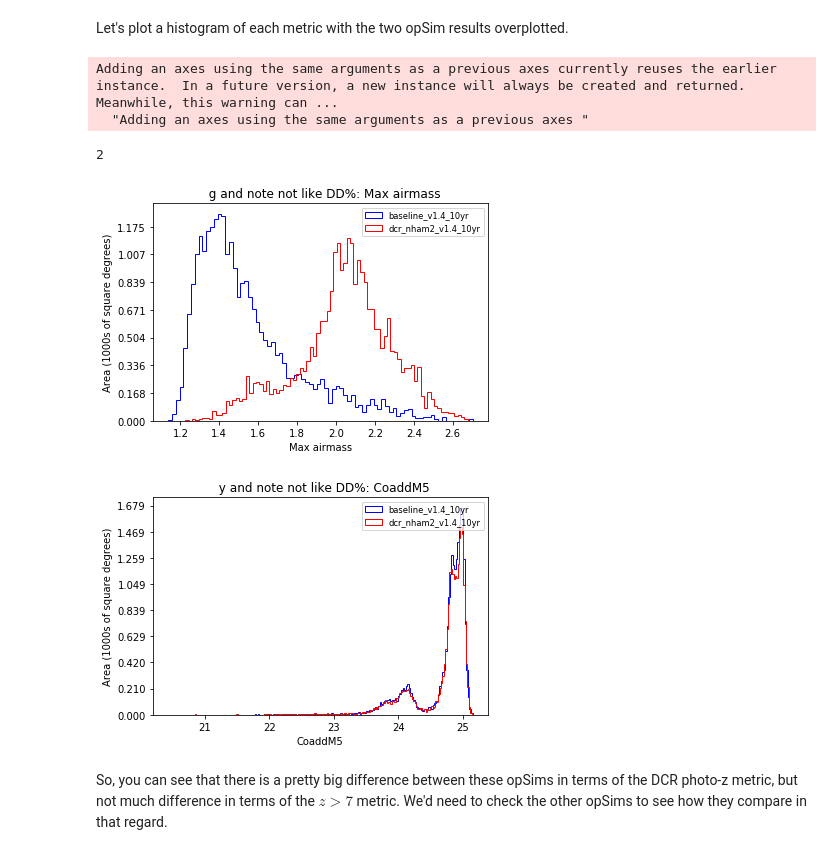
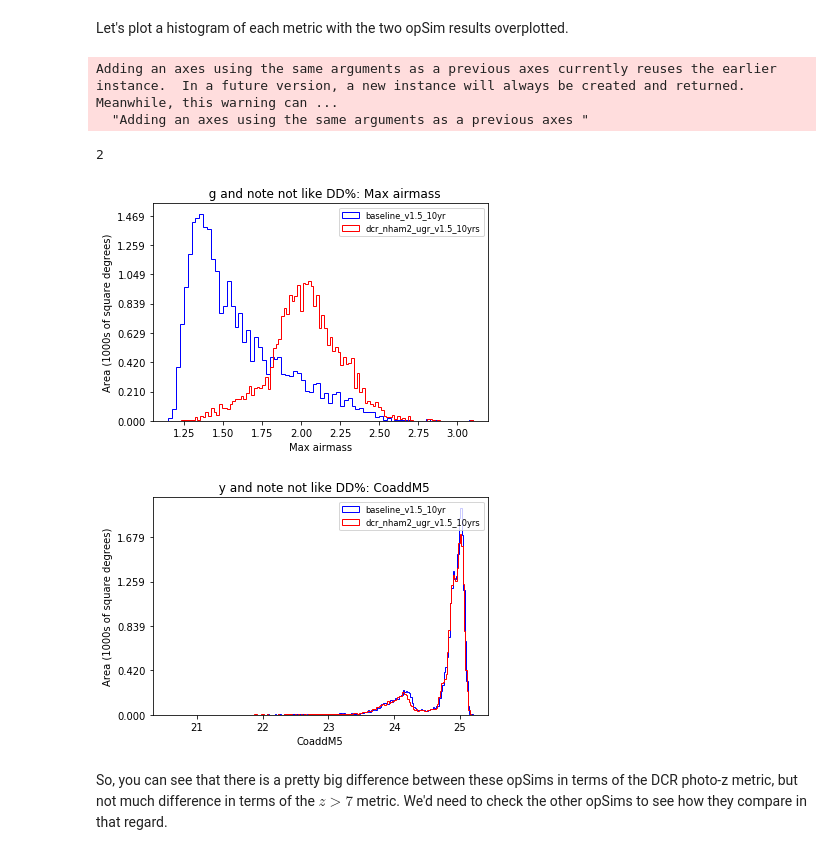
Before and after one commit to RichardsGroup/LSST_OpSim, a Jupyter notebook: Scripts_NBs/00_Introduction.ipynb, the cells around one changed output. Cells and saved outputs as stored; diff of their text form; code cells hidden in the pictures.

```diff
--- a/Scripts_NBs/00_Introduction.ipynb
+++ b/Scripts_NBs/00_Introduction.ipynb
@@ -89,8 +89,8 @@ bundleDict = {'maxairmassSky': maxairmassSky}
 ### Choosing the simulated survey database (opSim) to analyze
 The input data is queried from a database (usually a SQLite database).
 # %%
-#Read in an opSim (in this case "baseline_v1.4_10yrs.db")
-opsdb1 = db.OpsimDatabase('/home/idies/workspace/lsst_cadence/FBS_1.4/baseline_v1.4_10yrs.db')
+#Read in an opSim (in this case "baseline_v1.5_10yrs.db")
+opsdb1 = db.OpsimDatabase('/home/idies/workspace/lsst_cadence/FBS_1.5/baseline_v1.5_10yrs.db')
 # %% [markdown]
 Create an output folder, 'outDir', that will track the results in another database ('resultsDb_sqlite.db').
 # %%
@@ -185,10 +185,10 @@ To include only the above plots and adding a label for each opSim that will be u
 # %%
 maxairmassSky1 = metricBundles.MetricBundle(metric1, slicer1, constraint1, \
                                            plotFuncs=plot_funcs, plotDict=plot_dicts, \
-                                           runName='baseline_v1.4_10yrs')
+                                           runName='baseline_v1.5_10yrs')
 coAddY1 = metricBundles.MetricBundle(metric2, slicer1, constraint2, \
                                     plotFuncs=plot_funcs, plotDict=plot_dicts, \
-                                    runName='baseline_v1.4_10yrs')
+                                    runName='baseline_v1.5_10yrs')
 maxairmassSky1.setSummaryMetrics(summaryMetrics)
 coAddY1.setSummaryMetrics(summaryMetrics)
 
@@ -231,13 +231,13 @@ Now we'll analyze a second opSim, specifically `dcr_nham3_v1.4_10yrs.db`, which
 # %%
 # init new db connection
-opsdb2 = db.OpsimDatabase('/home/idies/workspace/lsst_cadence/FBS_1.4/dcr_nham3_v1.4_10yrs.db')
+opsdb2 = db.OpsimDatabase('/home/idies/workspace/lsst_cadence/FBS_1.5/dcr_nham2_ugr_v1.5_10yrs.db')
 # %%
 maxairmassSky2 = metricBundles.MetricBundle(metric1, slicer1, constraint1, \
                                            plotFuncs=plot_funcs, plotDict=plot_dicts, \
-                                           runName='dcr_nham3_v1.4_10yrs')
+                                           runName='dcr_nham2_ugr_v1.5_10yrs')
 coAddY2 = metricBundles.MetricBundle(metric2, slicer1, constraint2, \
                                     plotFuncs=plot_funcs, plotDict=plot_dicts, \
-                                    runName='dcr_nham3_v1.4_10yrs')
+                                    runName='dcr_nham2_ugr_v1.5_10yrs')
 maxairmassSky2.setSummaryMetrics(summaryMetrics)
 coAddY2.setSummaryMetrics(summaryMetrics)
 
@@ -267,22 +267,22 @@ Let's plot a histogram of each metric with the two opSim results overplotted.
 # %%
 # init handler
 ph = plots.PlotHandler(outDir=outDir, resultsDb=resultsDb)
 
 # set metrics to plot togehter
 ph.setMetricBundles([group1.bundleDict['maxairmassSky'], group2.bundleDict['maxairmassSky']])
-plotDicts = [{'label':'baseline_v1.4_10yr', 'color':'b'}, \
-             {'label':'dcr_nham2_v1.4_10yr', 'color':'r'}]
+plotDicts = [{'label':'baseline_v1.5_10yr', 'color':'b'}, \
+             {'label':'dcr_nham2_ugr_v1.5_10yrs', 'color':'r'}]
 ph.plot(plotFunc = healpixhist, plotDicts=plotDicts)
 
 # reset the metrics to plot togehter
 ph.setMetricBundles([group1.bundleDict['coAddY'], group2.bundleDict['coAddY']])
 ph.plot(plotFunc = healpixhist, plotDicts=plotDicts)
 # %% [output]
 Adding an axes using the same arguments as a previous axes currently reuses the earlier instance.  In a future version, a new instance will always be created and returned.  Meanwhile, this warning can ...
   "Adding an axes using the same arguments as a previous axes "
 2
-[figure, old version]
+[figure, new version]
-[figure, old version]
+[figure, new version]
 # %% [markdown]
 So, you can see that there is a pretty big difference between these opSims in terms of the DCR photo-z metric, but not much difference in terms of the $z>7$ metric.  We'd need to check the other opSims to see how they compare in that regard.
 # %% [markdown]
```
Also changed, not shown: parts of 10 cells of this notebook, 6 other files.
